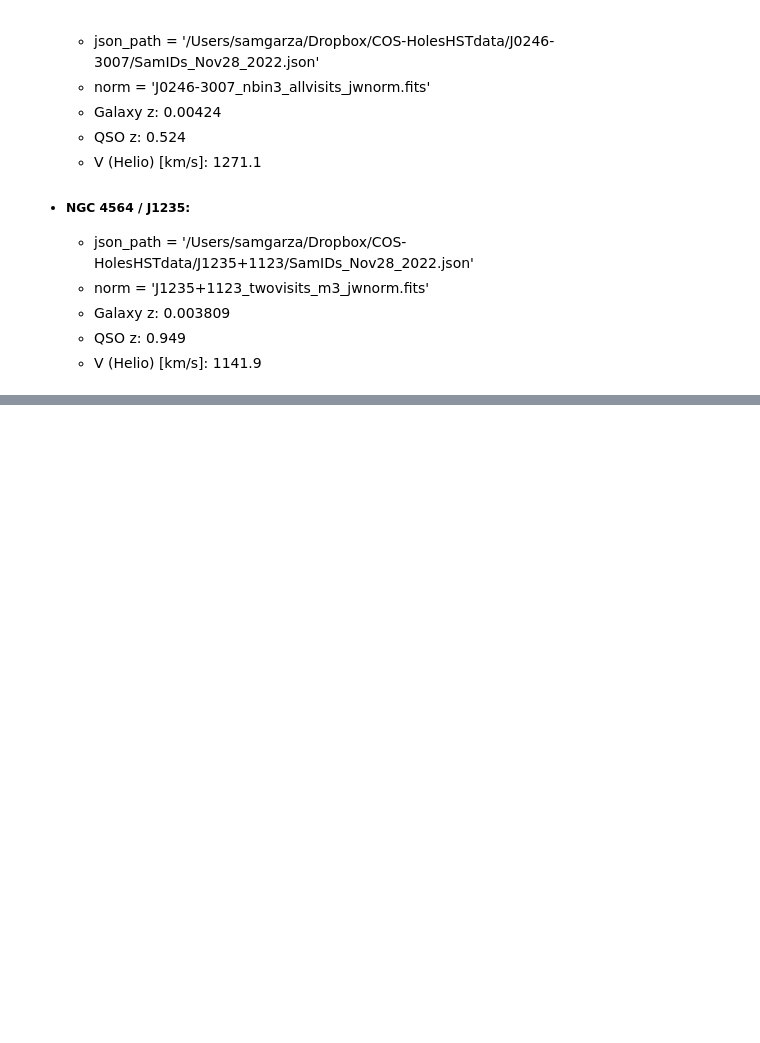
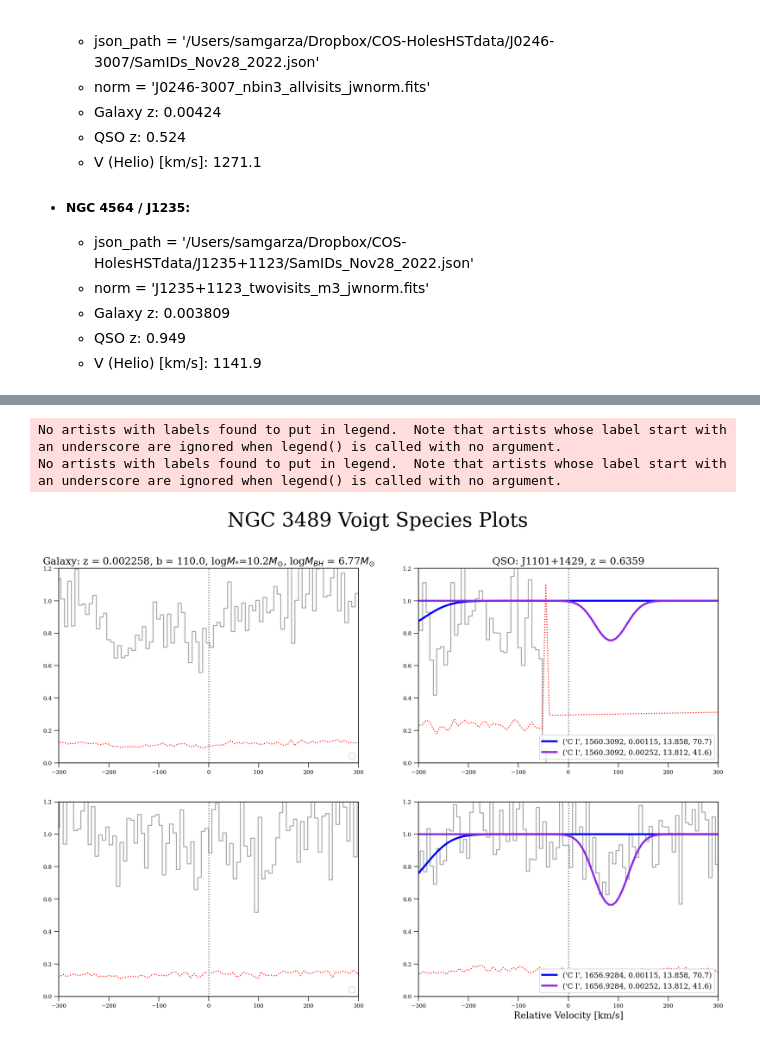
Before and after one commit to samlugarza/COS-Holes, a Jupyter notebook: veeper_and_voigt/VSP.ipynb, the cells around one changed output, grey strips where cells are left out. Saved outputs shown, nothing was run; the diff lists cells and outputs as text; code cells hidden in the pictures; blank space fills up the shorter version.

```diff
--- a/veeper_and_voigt/VSP.ipynb
+++ b/veeper_and_voigt/VSP.ipynb
@@ -109,5 +132,13 @@ gal_df_J1051
 # %%
 #Pull the parts from gal_df that I want/need for the fitting and plots
+
+#J1101 Values
+trans_J1101 = np.array(gal_df_J1101['trans'])
+zsys_J1101 = np.array(gal_df_J1101['zsys'])
+N_J1101 = np.array(gal_df_J1101['col'])
+b_J1101 = np.array(gal_df_J1101['bval'])
+vel_J1101 = np.array(gal_df_J1101['vel'])
+wav_J1101 = np.array(gal_df_J1101['restwave'])
 
 #J1051 Values
 trans_J1051 = np.array(gal_df_J1051['trans'])
@@ -125,6 +156,10 @@ c = const.c.to('km/s').value #speed of light in km/s for velocity => redshift co
 # Load spectrum for plotting
 ism = LineList('ISM')
 
+#J1101
+specfile_J1101 = '/Users/samgarza/Dropbox/COS-HolesHSTdata/J1101+1429/J1101+1429_nbin3_jwnorm.fits' #normalized spectra file
+xspec_J1101 = lsio.readspec(specfile_J1101)
+
 #J1051
 specfile_J1051 = '/Users/samgarza/Dropbox/COS-HolesHSTdata/J1051+2805/J1051+2805_nbin3_jwnorm.fits' #normalized spectra file
 xspec_J1051 = lsio.readspec(specfile_J1051)
@@ -166,6 +199,15 @@ def voigt_species(xspec, redshift, column_density, b_value, restwavelen, LSR):
 #This is the actually automated part and this makes life so much easier
 
 LSR_values = np.array([676.9, 985.1, 307.8, 1469.8, 721, 1271.1, 1141.9])
+
+#J1101
+Voigt_J1101 = []
+Vels_J1101 = []
+
+for i in range(len(trans_J1101)):
+    vo, ve = voigt_species(xspec_J1101, zsys_J1101[i], N_J1101[i], b_J1101[i], wav_J1101[i], LSR_values[0])
+    Voigt_J1101.append(vo)
+    Vels_J1101.append(ve)
 
 #J051
 Voigt_J1051 = []
@@ -193,11 +246,16 @@ Abundances are relative by number on a logarithmic scale with H=12
 # %%
 #labels for each feature
+
+#J1101
+labels_J1101 = []
+for i in range(len(trans_J1101)):
+    #Transition, wavelength, redshift, column density, impact parameter
+    labels_J1101.append((trans_J1101[i], wav_J1101[i], zsys_J1101[i], N_J1101[i], b_J1101[i]))
 
 #J1051
 labels_J1051 = []
 for i in range(len(trans_J1051)):
     #Transition, wavelength, redshift, column density, impact parameter
     labels_J1051.append((trans_J1051[i], wav_J1051[i], zsys_J1051[i], N_J1051[i], b_J1051[i]))
-
-labels_J1051
+labels_J1101
 # %% [output]
@@ -273,0 +395,6 @@ NameError: name 'xspe_J1051' is not defined
+# %%
+J1101_vsp() #Note I know it looks like there is some absorpt
+# %% [output]
+No artists with labels found to put in legend.  Note that artists whose label start with an underscore are ignored when legend() is called with no argument.
+No artists with labels found to put in legend.  Note that artists whose label start with an underscore are ignored when legend() is called with no argument.
+[figure, added]
```
Also changed, not shown: parts of 8 cells of this notebook.
